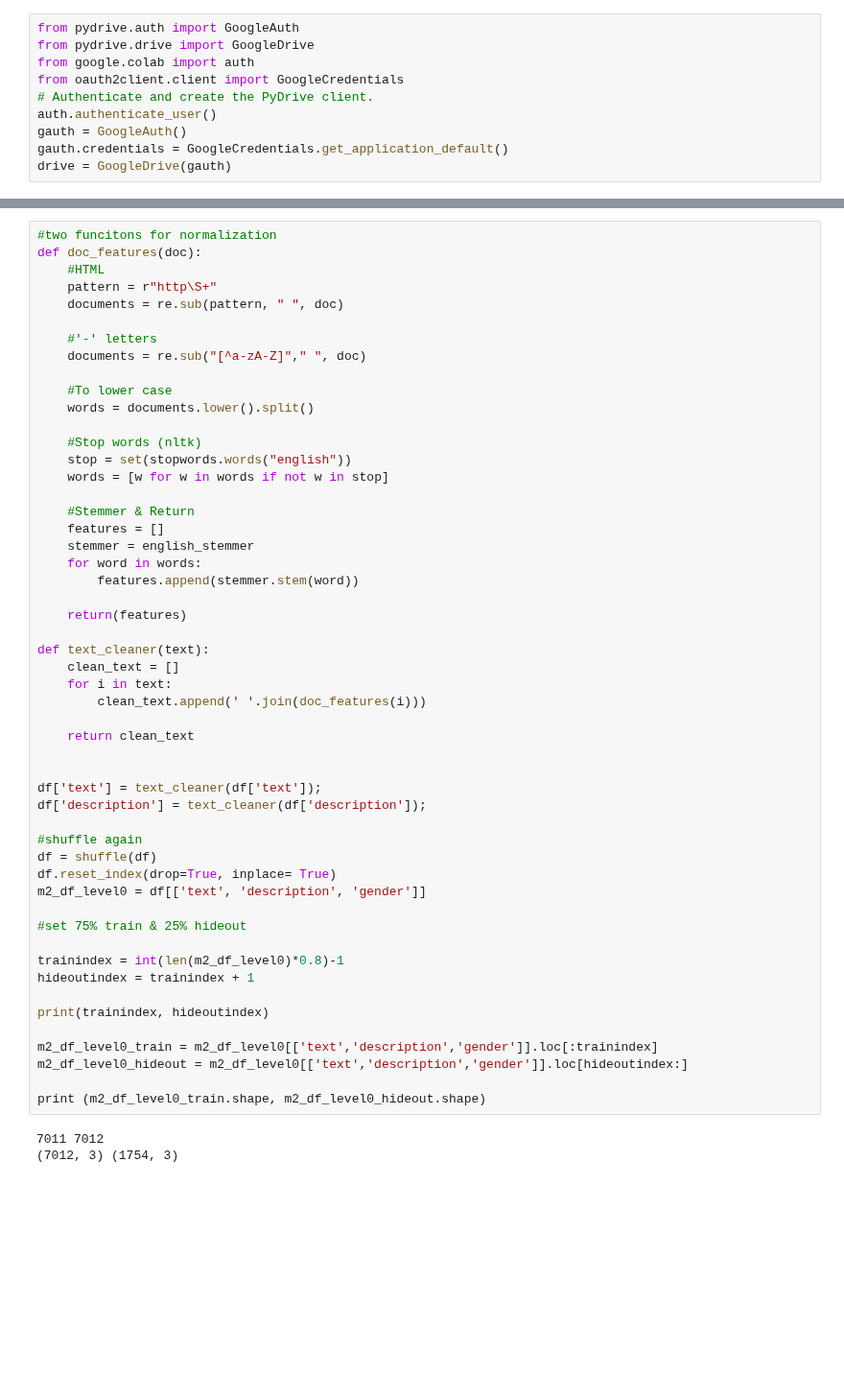
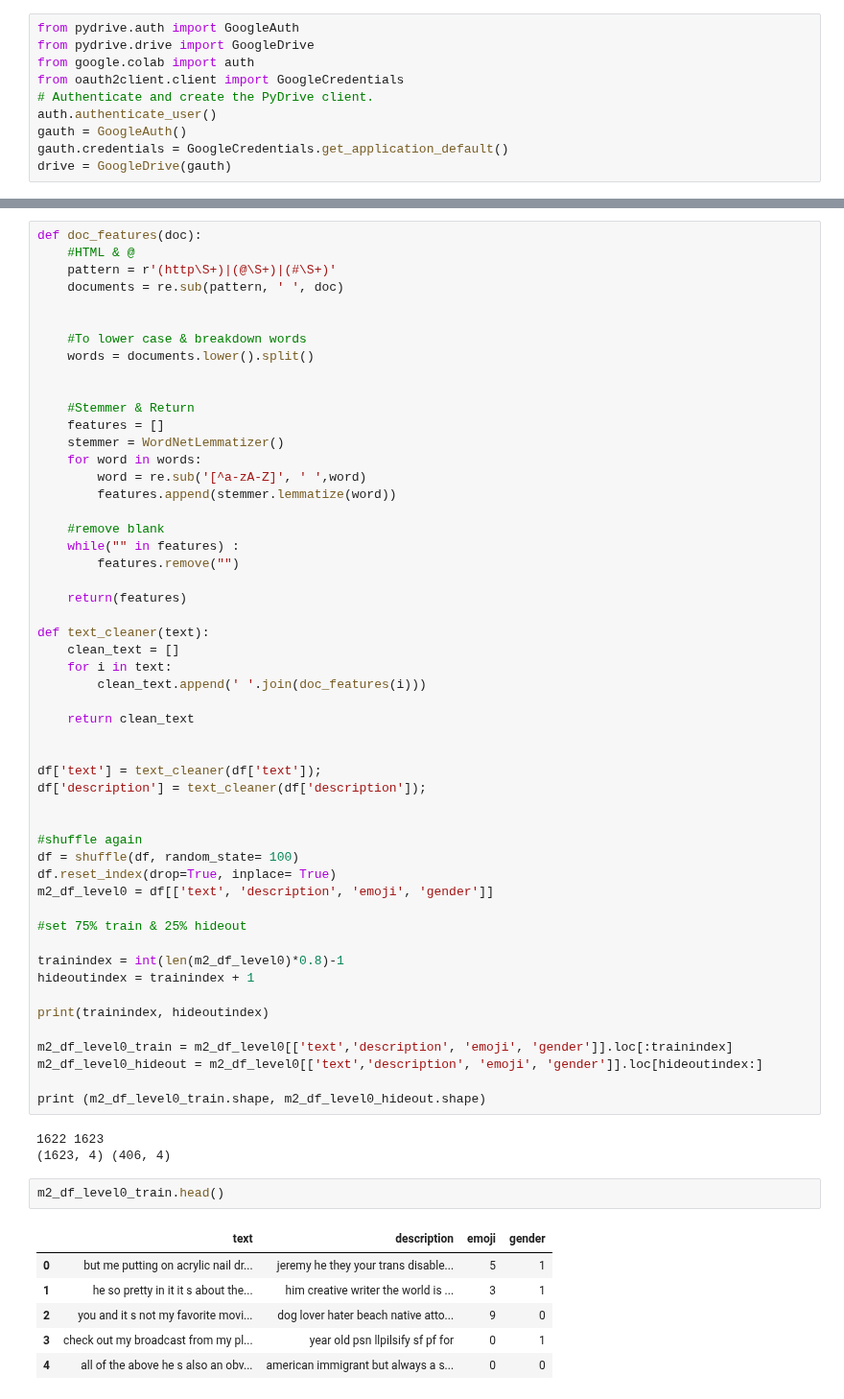
Before and after one commit to Liam-LT/NLP-TweetProfiler, a Jupyter notebook: Model1.ipynb, the cells around one changed output, grey strips where cells are left out. Shown at 96% size. Cells and saved outputs as stored; diff of their text form; blank space fills up the shorter version.

```diff
--- a/Model1.ipynb
+++ b/Model1.ipynb
@@ -108,25 +171,24 @@ df.shape
 # %%
-#two funcitons for normalization
 def doc_features(doc):
-    #HTML
-    pattern = r"http\S+"
-    documents = re.sub(pattern, " ", doc)
+    #HTML & @
+    pattern = r'(http\S+)|(@\S+)|(#\S+)'
+    documents = re.sub(pattern, ' ', doc)
 
-    #'-' letters
-    documents = re.sub("[^a-zA-Z]"," ", doc)
 
-    #To lower case
+    #To lower case & breakdown words
     words = documents.lower().split()
 
-    #Stop words (nltk)
-    stop = set(stopwords.words("english"))
-    words = [w for w in words if not w in stop]
 
     #Stemmer & Return
     features = []
-    stemmer = english_stemmer
+    stemmer = WordNetLemmatizer()
     for word in words:
-        features.append(stemmer.stem(word))
+        word = re.sub('[^a-zA-Z]', ' ',word)
+        features.append(stemmer.lemmatize(word))
+
+    #remove blank
+    while("" in features) :
+        features.remove("")
 
     return(features)
 
@@ -141,10 +203,11 @@ def text_cleaner(text):
 df['text'] = text_cleaner(df['text']);
 df['description'] = text_cleaner(df['description']);
 
+
 #shuffle again
-df = shuffle(df)
+df = shuffle(df, random_state= 100)
 df.reset_index(drop=True, inplace= True)
-m2_df_level0 = df[['text', 'description', 'gender']]
+m2_df_level0 = df[['text', 'description', 'emoji', 'gender']]
 
 #set 75% train & 25% hideout
 
@@ -153,11 +216,20 @@ hideoutindex = trainindex + 1
 
 print(trainindex, hideoutindex)
 
-m2_df_level0_train = m2_df_level0[['text','description','gender']].loc[:trainindex]
-m2_df_level0_hideout = m2_df_level0[['text','description','gender']].loc[hideoutindex:]
+m2_df_level0_train = m2_df_level0[['text','description', 'emoji', 'gender']].loc[:trainindex]
+m2_df_level0_hideout = m2_df_level0[['text','description', 'emoji', 'gender']].loc[hideoutindex:]
 
 print (m2_df_level0_train.shape, m2_df_level0_hideout.shape)
 # %% [output]
-7011 7012
-(7012, 3) (1754, 3)
+1622 1623
+(1623, 4) (406, 4)
+# %%
+m2_df_level0_train.head()
+# %% [output]
+|  | text | description | emoji | gender |
+| 0 | but me putting on acrylic nail dr... | jeremy he they your trans disable... | 5 | 1 |
+| 1 | he so pretty in it it s about the... | him creative writer the world is ... | 3 | 1 |
+| 2 | you and it s not my favorite movi... | dog lover hater beach native atto... | 9 | 0 |
+| 3 | check out my broadcast from my pl... | year old psn llpilsify sf pf for | 0 | 1 |
+| 4 | all of the above he s also an obv... | american immigrant but always a s... | 0 | 0 |
 # %%
```
Also changed, not shown: parts of 26 cells of this notebook.
